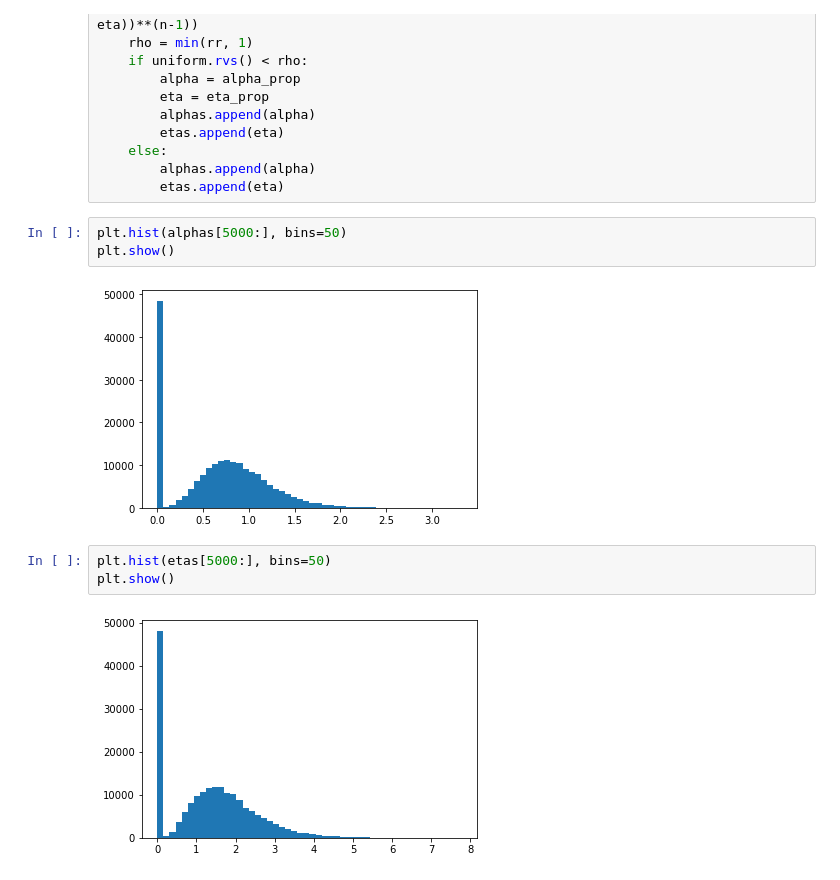
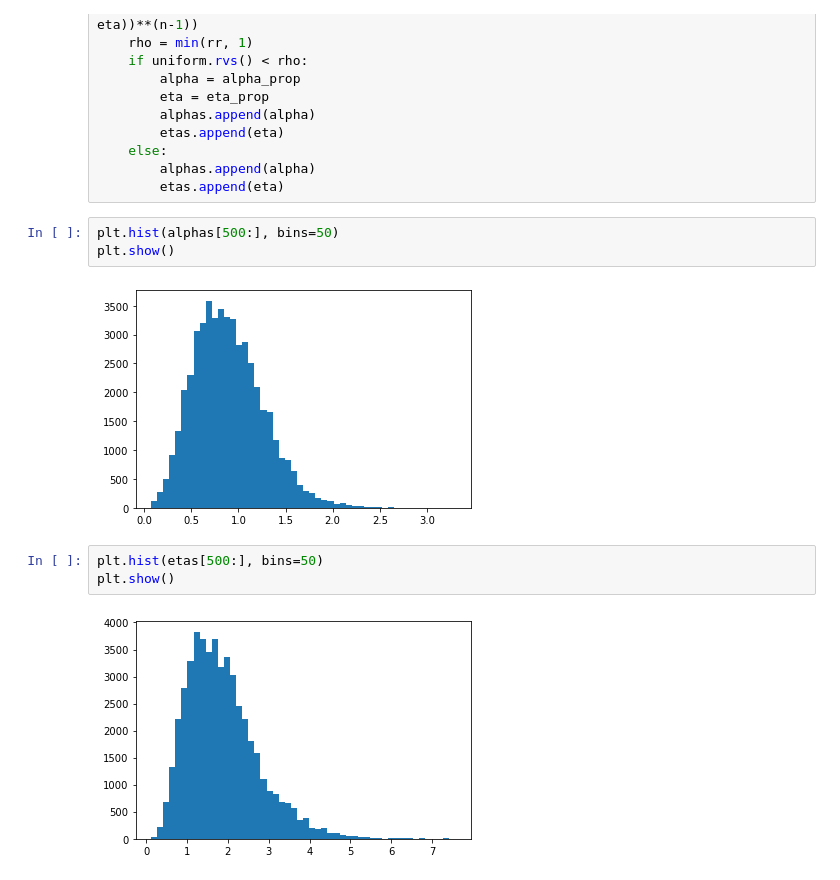
Before and after one commit to Peacock-Biscuit/MSSTAT, a Jupyter notebook: ISyE6420 Bayesian Statistics/Demo/Unit5.ipynb, the cells around one changed output. Cells and saved outputs as stored; diff of their text form.

```diff
--- a/ISyE6420 Bayesian Statistics/Demo/Unit5.ipynb
+++ b/ISyE6420 Bayesian Statistics/Demo/Unit5.ipynb
@@ -185,15 +185,15 @@ for i in range(50000):
         alphas.append(alpha)
         etas.append(eta)
 # %%
-plt.hist(alphas[5000:], bins=50)
+plt.hist(alphas[500:], bins=50)
 plt.show()
 # %% [output]
-[figure, old version]
+[figure, new version]
 # %%
-plt.hist(etas[5000:], bins=50)
+plt.hist(etas[500:], bins=50)
 plt.show()
 # %% [output]
-[figure, old version]
+[figure, new version]
 # %%
 np.mean(alphas)
 # %% [output]
```
Also changed, not shown: parts of 28 cells of this notebook, 2 other files.
